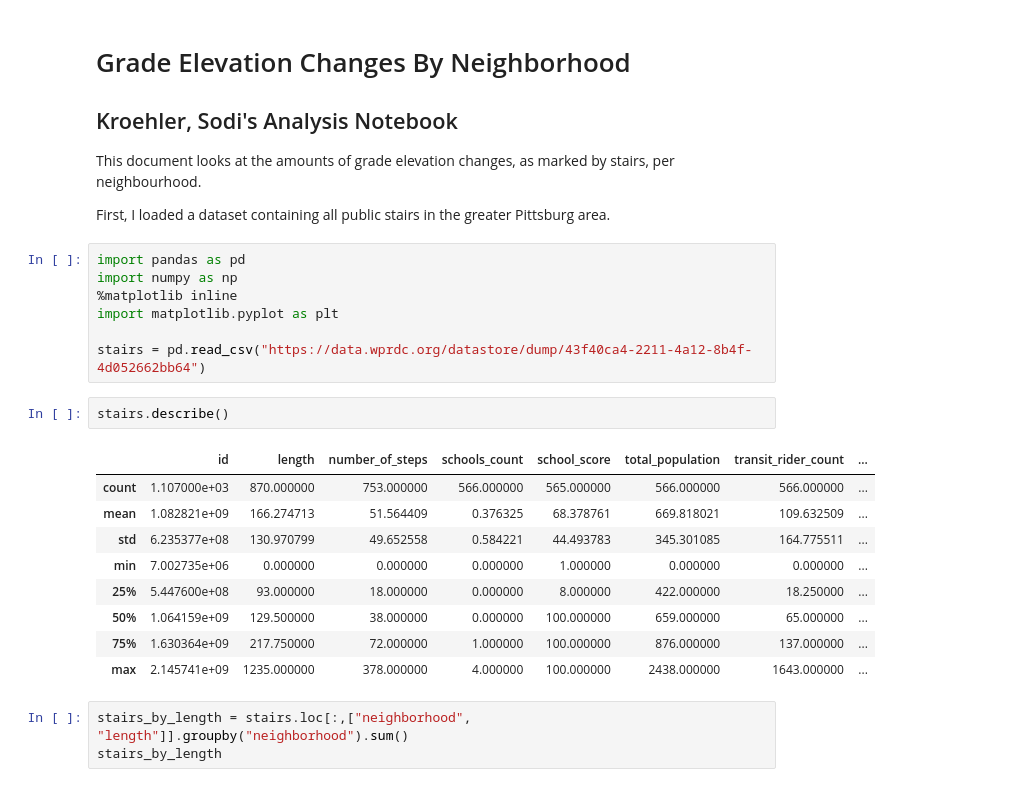
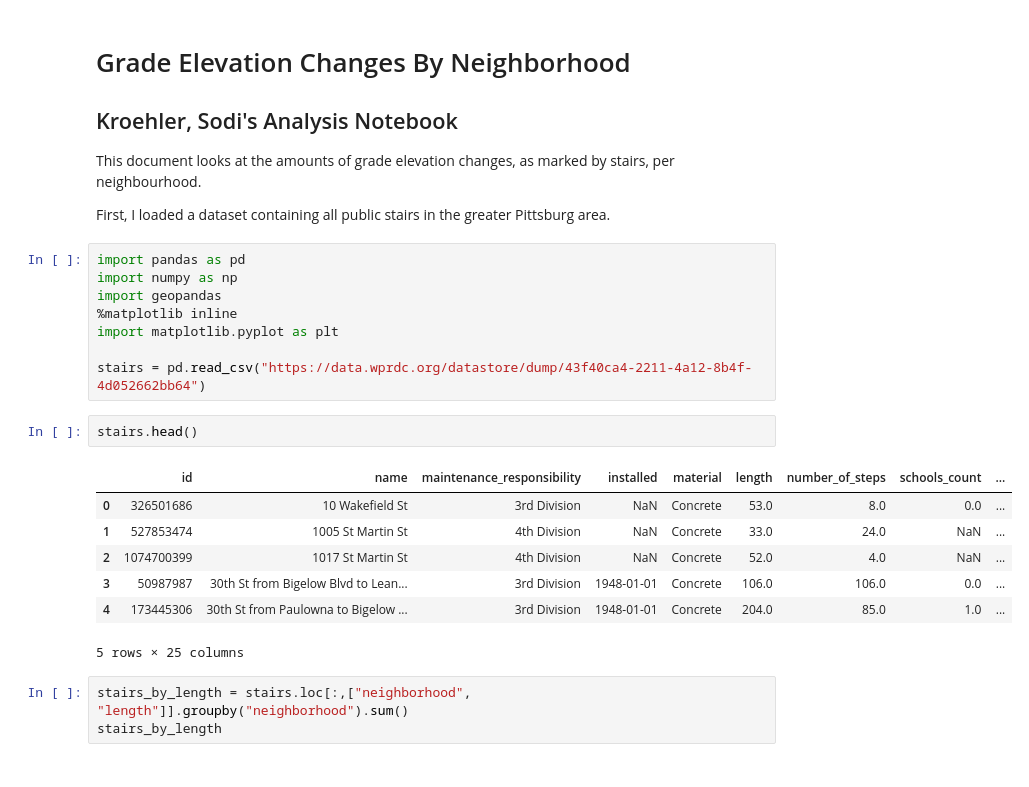
Before and after one commit to SodiKroehler/CS0010_Final_Project, a Jupyter notebook: SK_PersonalNotebook.ipynb, the cells around one changed output. Cells and saved outputs as stored; diff of their text form.

```diff
--- a/SK_PersonalNotebook.ipynb
+++ b/SK_PersonalNotebook.ipynb
@@ -9,22 +9,21 @@ First, I loaded a dataset containing all public stairs in the greater Pittsburg
 # %%
 import pandas as pd
 import numpy as np
+import geopandas
 %matplotlib inline
 import matplotlib.pyplot as plt
 
 stairs = pd.read_csv("https://data.wprdc.org/datastore/dump/43f40ca4-2211-4a12-8b4f-4d052662bb64")
 # %%
-stairs.describe()
+stairs.head()
 # %% [output]
-|  | id | length | number_of_steps | schools_count | school_score | total_population | transit_rider_count | ... |
-| count | 1.107000e+03 | 870.000000 | 753.000000 | 566.000000 | 565.000000 | 566.000000 | 566.000000 | ... |
-| mean | 1.082821e+09 | 166.274713 | 51.564409 | 0.376325 | 68.378761 | 669.818021 | 109.632509 | ... |
-| std | 6.235377e+08 | 130.970799 | 49.652558 | 0.584221 | 44.493783 | 345.301085 | 164.775511 | ... |
-| min | 7.002735e+06 | 0.000000 | 0.000000 | 0.000000 | 1.000000 | 0.000000 | 0.000000 | ... |
-| 25% | 5.447600e+08 | 93.000000 | 18.000000 | 0.000000 | 8.000000 | 422.000000 | 18.250000 | ... |
-| 50% | 1.064159e+09 | 129.500000 | 38.000000 | 0.000000 | 100.000000 | 659.000000 | 65.000000 | ... |
-| 75% | 1.630364e+09 | 217.750000 | 72.000000 | 1.000000 | 100.000000 | 876.000000 | 137.000000 | ... |
-| max | 2.145741e+09 | 1235.000000 | 378.000000 | 4.000000 | 100.000000 | 2438.000000 | 1643.000000 | ... |
+|  | id | name | maintenance_responsibility | installed | material | length | number_of_steps | schools_count | ... |
+| 0 | 326501686 | 10 Wakefield St | 3rd Division | NaN | Concrete | 53.0 | 8.0 | 0.0 | ... |
+| 1 | 527853474 | 1005 St Martin St | 4th Division | NaN | Concrete | 33.0 | 24.0 | NaN | ... |
+| 2 | 1074700399 | 1017 St Martin St | 4th Division | NaN | Concrete | 52.0 | 4.0 | NaN | ... |
+| 3 | 50987987 | 30th St from Bigelow Blvd to Lean... | 3rd Division | 1948-01-01 | Concrete | 106.0 | 106.0 | 0.0 | ... |
+| 4 | 173445306 | 30th St from Paulowna to Bigelow ... | 3rd Division | 1948-01-01 | Concrete | 204.0 | 85.0 | 1.0 | ... |
+5 rows × 25 columns
 # %%
 stairs_by_length = stairs.loc[:,["neighborhood", "length"]].groupby("neighborhood").sum()
 stairs_by_length
```
Also changed, not shown: parts of 13 cells of this notebook, 1 other file.
